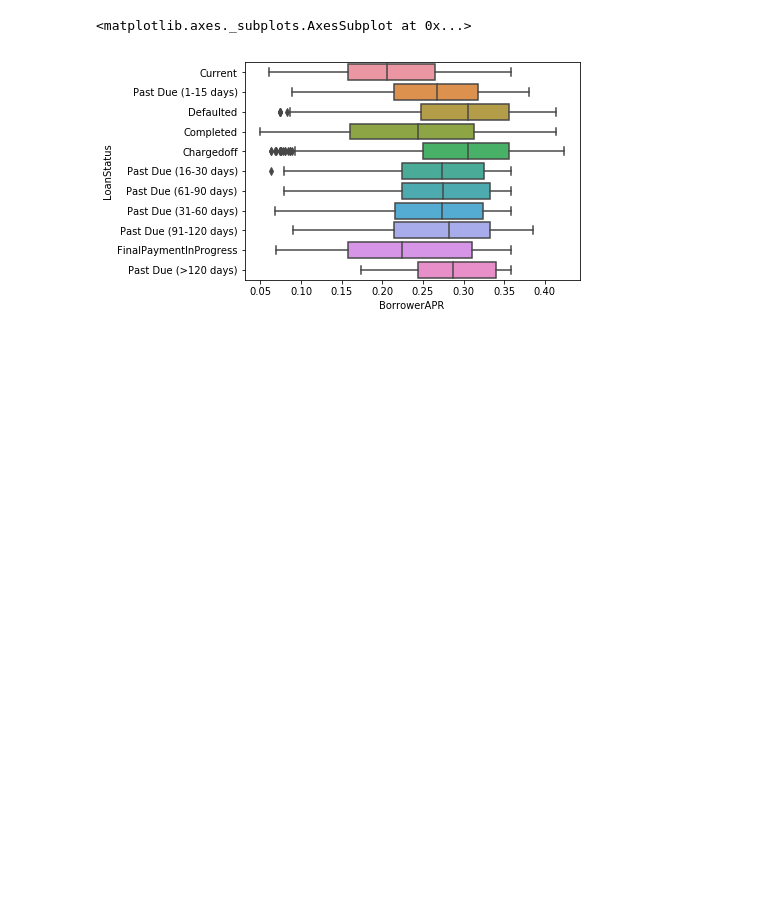
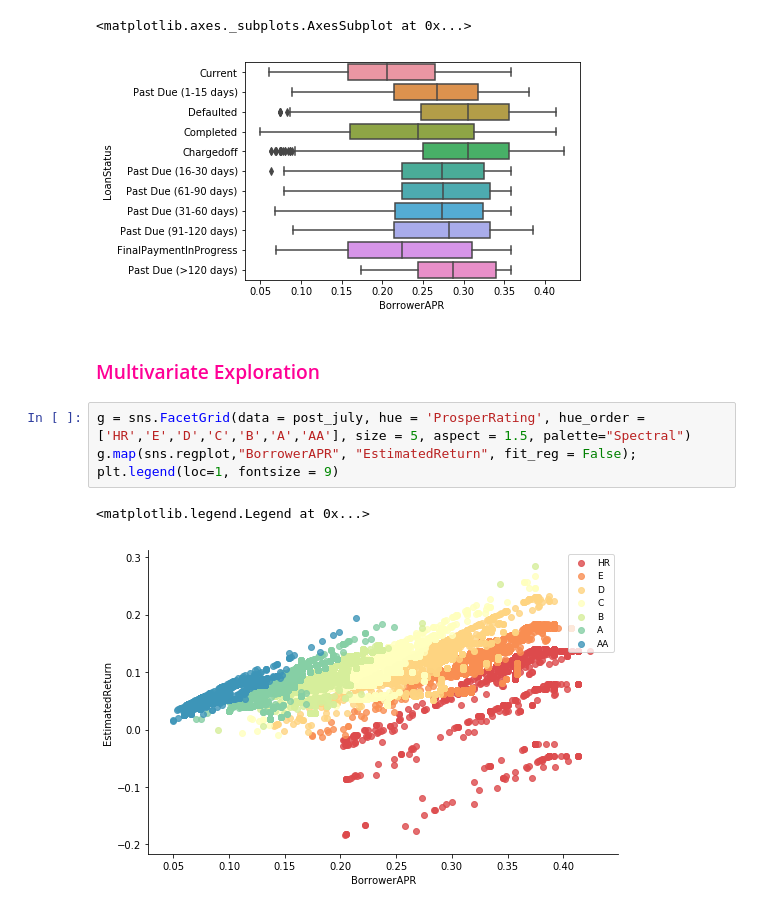
Before and after one commit to jovanmedfordDataAnalyst/loan-data-from-prosper, a Jupyter notebook: loan-analysis.ipynb, the cells around one changed output. Saved outputs shown, nothing was run; the diff lists cells and outputs as text; blank space fills up the shorter version.

Commit message:
feat: Add multivariate plot of estimated Return, BorrowerAPR and ProsperRating

```diff
--- a/loan-analysis.ipynb
+++ b/loan-analysis.ipynb
@@ -274,3 +286,12 @@ sns.boxplot(data = post_july, y='LoanStatus',x = 'BorrowerAPR')
 # %% [output]
 <matplotlib.axes._subplots.AxesSubplot at 0x...>
 [figure]
+# %% [markdown]
+### <font color=#ff0096>Multivariate Exploration</font>
+# %%
+g = sns.FacetGrid(data = post_july, hue = 'ProsperRating', hue_order = ['HR','E','D','C','B','A','AA'], size = 5, aspect = 1.5, palette="Spectral")
+g.map(sns.regplot,"BorrowerAPR", "EstimatedReturn", fit_reg = False);
+plt.legend(loc=1, fontsize = 9)
+# %% [output]
+<matplotlib.legend.Legend at 0x...>
+[figure, added]
```
Also changed, not shown: parts of 1 cell of this notebook.
